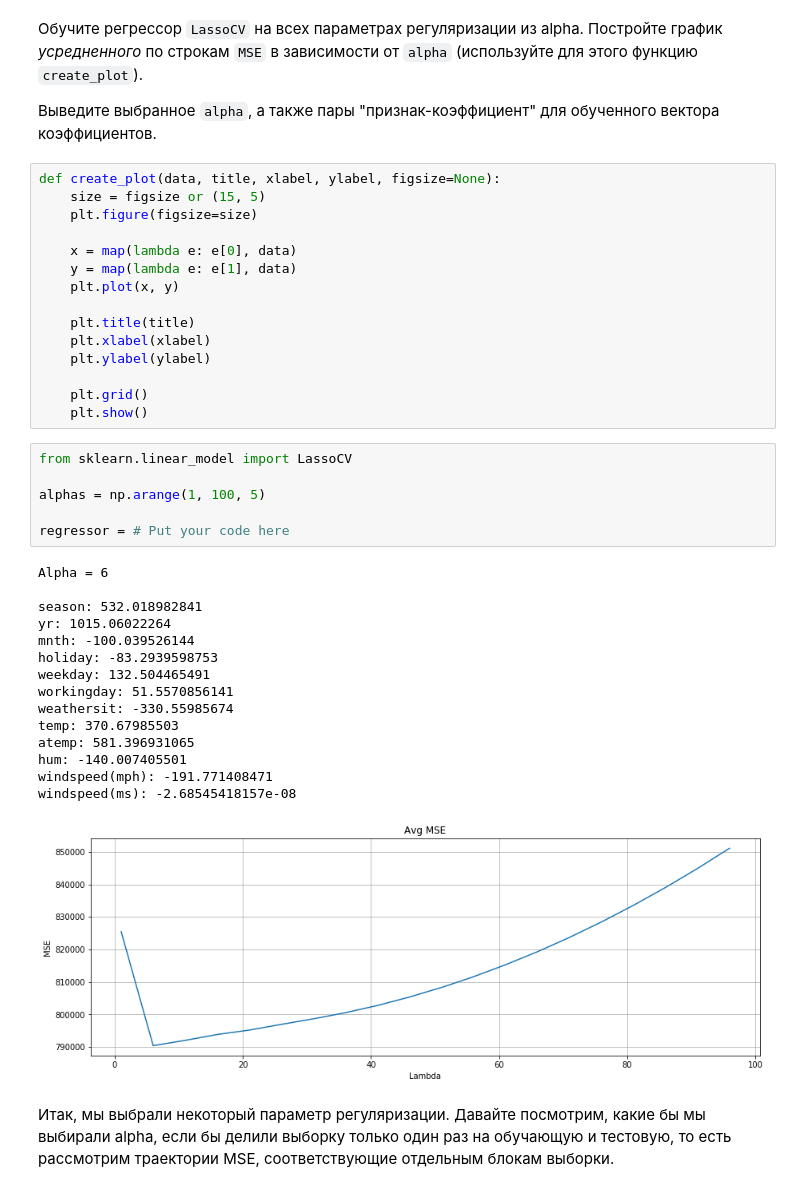
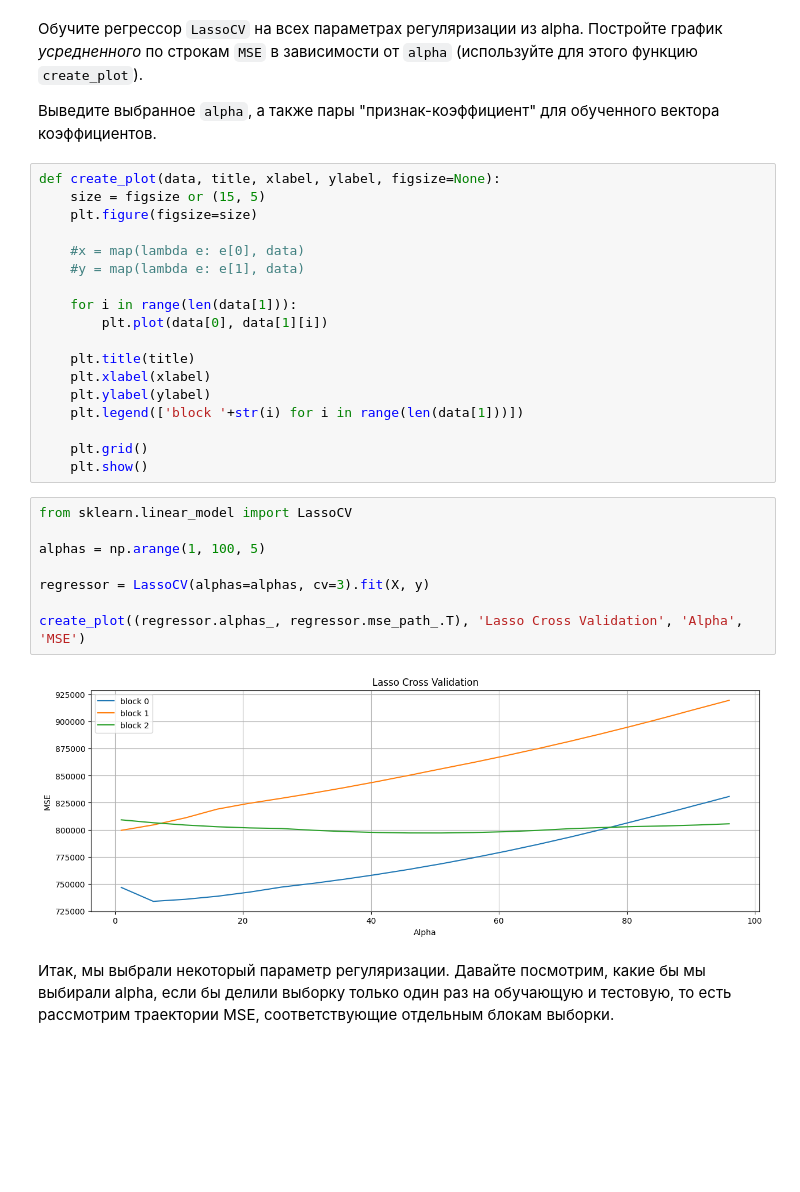
Before and after one commit to Ovick/Home-Tasks, a Jupyter notebook: Module_3.4/OverfittingHomeWork.ipynb, the cells around one changed output. Drawn from its saved outputs; the diff is of its cells as text; blank space fills up the shorter version.

```diff
--- a/Module_3.4/OverfittingHomeWork.ipynb
+++ b/Module_3.4/OverfittingHomeWork.ipynb
@@ -512,38 +524,29 @@ def create_plot(data, title, xlabel, ylabel, figsize=None):
     size = figsize or (15, 5)
     plt.figure(figsize=size)
 
-    x = map(lambda e: e[0], data)
-    y = map(lambda e: e[1], data)
-    plt.plot(x, y)
+    #x = map(lambda e: e[0], data)
+    #y = map(lambda e: e[1], data)
+
+    for i in range(len(data[1])):
+        plt.plot(data[0], data[1][i])
 
     plt.title(title)
     plt.xlabel(xlabel)
     plt.ylabel(ylabel)
+    plt.legend(['block '+str(i) for i in range(len(data[1]))])
 
     plt.grid()
     plt.show()
 # %%
 from sklearn.linear_model import LassoCV
 
 alphas = np.arange(1, 100, 5)
 
-regressor = # Put your code here
+regressor = LassoCV(alphas=alphas, cv=3).fit(X, y)
+
+create_plot((regressor.alphas_, regressor.mse_path_.T), 'Lasso Cross Validation', 'Alpha', 'MSE')
 # %% [output]
-Alpha = 6
-
-season: 532.018982841
-yr: 1015.06022264
-mnth: -100.039526144
-holiday: -83.2939598753
-weekday: 132.504465491
-workingday: 51.5570856141
-weathersit: -330.55985674
-temp: 370.67985503
-atemp: 581.396931065
-hum: -140.007405501
-windspeed(mph): -191.771408471
-windspeed(ms): -2.68545418157e-08
-[figure, old version]
+[figure, new version]
 # %% [markdown]
 Итак, мы выбрали некоторый параметр регуляризации. Давайте посмотрим, какие бы мы выбирали alpha, если бы делили выборку только один раз на обучающую и тестовую, то есть рассмотрим траектории MSE, соответствующие отдельным блокам выборки.
 # %% [markdown]
```
Also changed, not shown: parts of 19 cells of this notebook.
